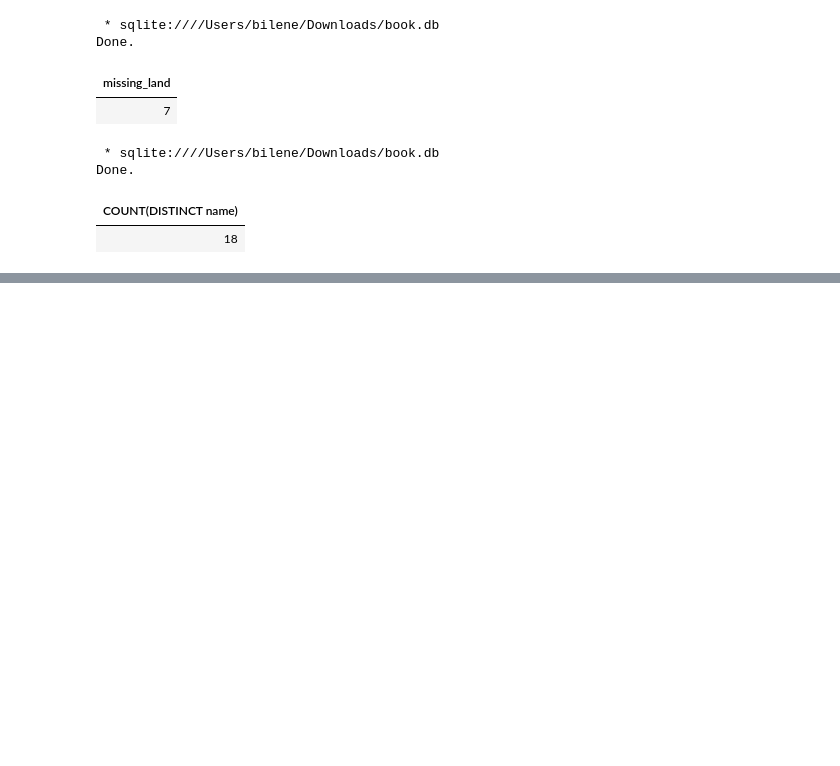
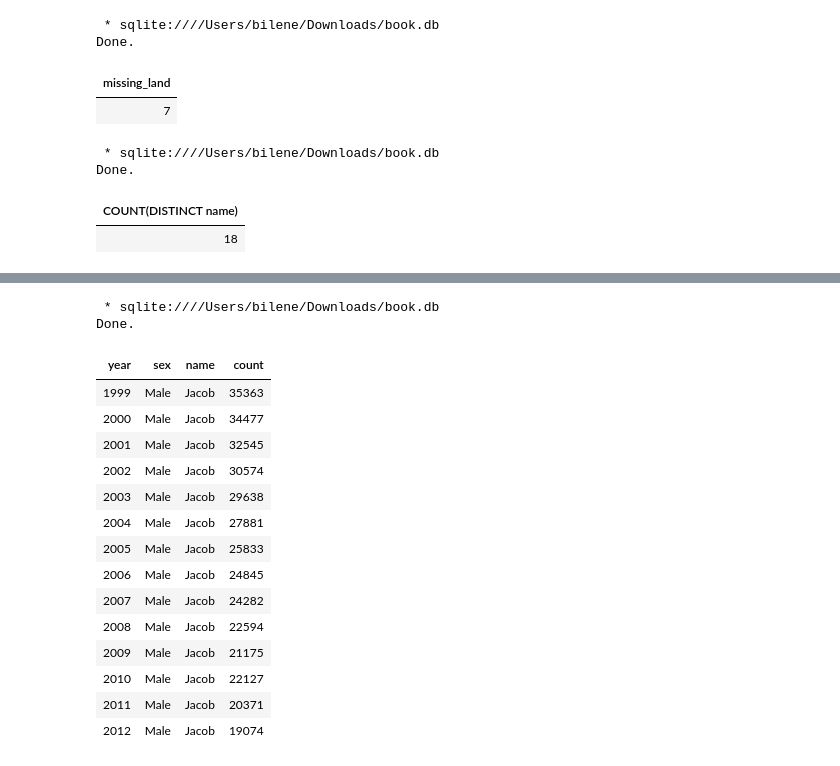
Before and after one commit to ernbilen/Data200_Fall23, a Jupyter notebook: notes/in-class/intro-to-sql.ipynb, the cells around one changed output, grey strips where cells are left out. Drawn from its saved outputs; the diff is of its cells as text; code cells hidden in the pictures; blank space fills up the shorter version.

```diff
--- a/notes/in-class/intro-to-sql.ipynb
+++ b/notes/in-class/intro-to-sql.ipynb
@@ -426,0 +596,22 @@ Done.
+# %%
+%%sql
+SELECT * FROM topnames
+WHERE name='Jacob'
+# %% [output]
+ * sqlite:////Users/bilene/Downloads/book.db
+Done.
+| year | sex | name | count |
+| 1999 | Male | Jacob | 35363 |
+| 2000 | Male | Jacob | 34477 |
+| 2001 | Male | Jacob | 32545 |
+| 2002 | Male | Jacob | 30574 |
+| 2003 | Male | Jacob | 29638 |
+| 2004 | Male | Jacob | 27881 |
+| 2005 | Male | Jacob | 25833 |
+| 2006 | Male | Jacob | 24845 |
+| 2007 | Male | Jacob | 24282 |
+| 2008 | Male | Jacob | 22594 |
+| 2009 | Male | Jacob | 21175 |
+| 2010 | Male | Jacob | 22127 |
+| 2011 | Male | Jacob | 20371 |
+| 2012 | Male | Jacob | 19074 |
```
Also changed, not shown: parts of 9 cells of this notebook.
